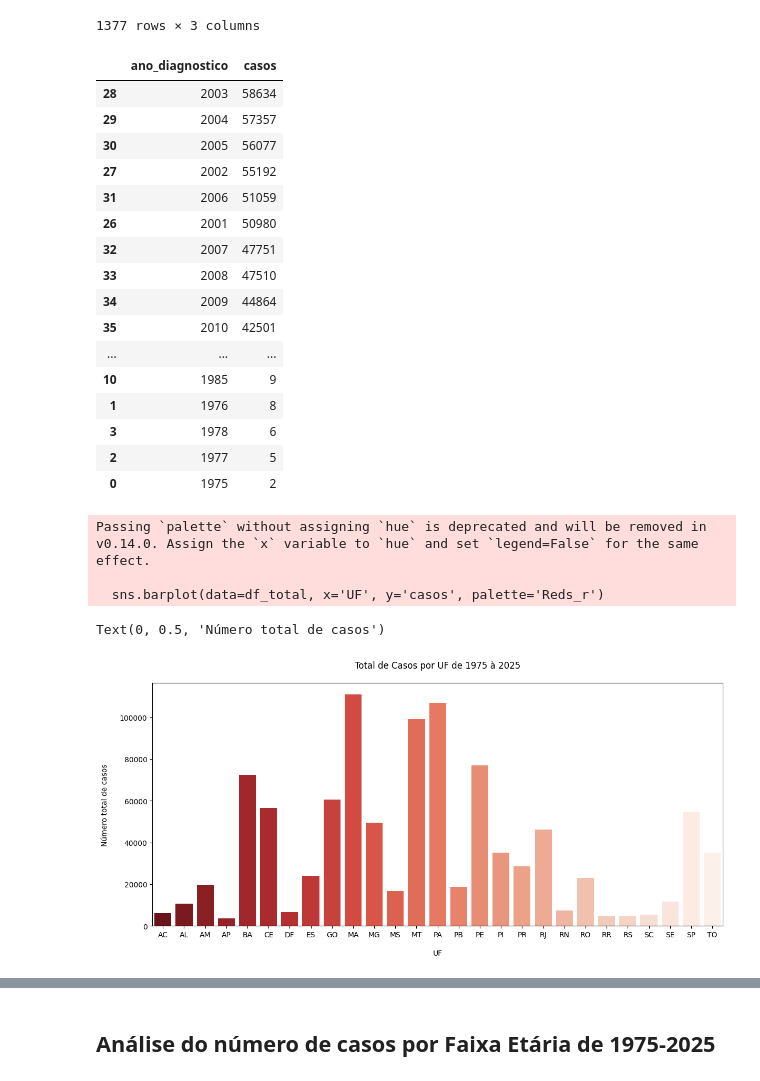
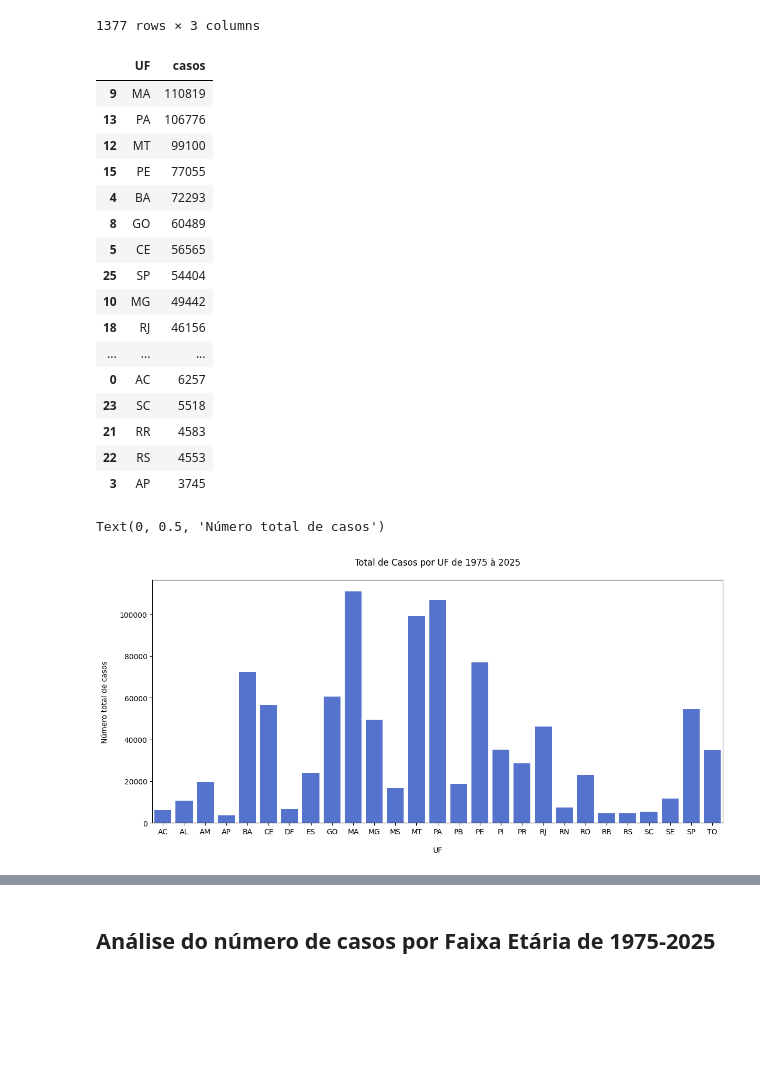
Before and after one commit to keyscarvalho/hanseniase_brasil, a Jupyter notebook: analises.ipynb, the cells around one changed output, grey strips where cells are left out. Cells and saved outputs as stored; diff of their text form; code cells hidden in the pictures; blank space fills up the shorter version.

```diff
--- a/analises.ipynb
+++ b/analises.ipynb
@@ -41,7 +42,6 @@ Desde a década de 1980 o Brasil possui iniciativas institucionais que alteram a
 # %%
 # importando dataset
-
-df = pd.read_csv('data/ano_uf_hanseniase.csv', encoding='latin1', sep=';', skiprows=3, skipfooter=18)
+df = pd.read_csv('data/ano_uf_hanseniase.csv', encoding='latin1', sep=';', skiprows=3, skipfooter=18, engine='python')
 df.head()
 # %% [output]
 |  | Ano Diagnóstico | RO | AC | AM | RR | PA | AP | TO | MA | PI | ... |
@@ -112,39 +107,34 @@ df_long['casos'] = pd.to_numeric(df_long['casos'], errors='coerce')
 df_total = df_long.groupby('UF')['casos'].sum().reset_index()
 # %%
 # ordenar do maior para o menor
-
 df_total.sort_values(by='casos', ascending=False)
 # %% [output]
-|  | ano_diagnostico | casos |
-| 28 | 2003 | 58634 |
-| 29 | 2004 | 57357 |
-| 30 | 2005 | 56077 |
-| 27 | 2002 | 55192 |
-| 31 | 2006 | 51059 |
-| 26 | 2001 | 50980 |
-| 32 | 2007 | 47751 |
-| 33 | 2008 | 47510 |
-| 34 | 2009 | 44864 |
-| 35 | 2010 | 42501 |
+|  | UF | casos |
+| 9 | MA | 110819 |
+| 13 | PA | 106776 |
+| 12 | MT | 99100 |
+| 15 | PE | 77055 |
+| 4 | BA | 72293 |
+| 8 | GO | 60489 |
+| 5 | CE | 56565 |
+| 25 | SP | 54404 |
+| 10 | MG | 49442 |
+| 18 | RJ | 46156 |
 | ... | ... | ... |
-| 10 | 1985 | 9 |
-| 1 | 1976 | 8 |
-| 3 | 1978 | 6 |
-| 2 | 1977 | 5 |
-| 0 | 1975 | 2 |
+| 0 | AC | 6257 |
+| 23 | SC | 5518 |
+| 21 | RR | 4583 |
+| 22 | RS | 4553 |
+| 3 | AP | 3745 |
 # %%
-# visualização casos por uf
-
+# visualização total de casos por uf
 plt.figure(figsize=(14,6))
-sns.barplot(data=df_total, x='UF', y='casos', palette='Reds_r')
+sns.barplot(data=df_total, x='UF', y='casos', color='royalblue')
 
 plt.title('Total de Casos por UF de 1975 à 2025', pad=20)
 plt.xlabel('UF', labelpad=15)
 plt.ylabel('Número total de casos', labelpad=15)
 # %% [output]
-Passing `palette` without assigning `hue` is deprecated and will be removed in v0.14.0. Assign the `x` variable to `hue` and set `legend=False` for the same effect.
-
-  sns.barplot(data=df_total, x='UF', y='casos', palette='Reds_r')
+Text(0, 0.5, 'Número total de casos')
-Text(0, 0.5, 'Número total de casos')
-[figure, old version]
+[figure, new version]
 # %%
```
Also changed, not shown: parts of 22 cells of this notebook.
